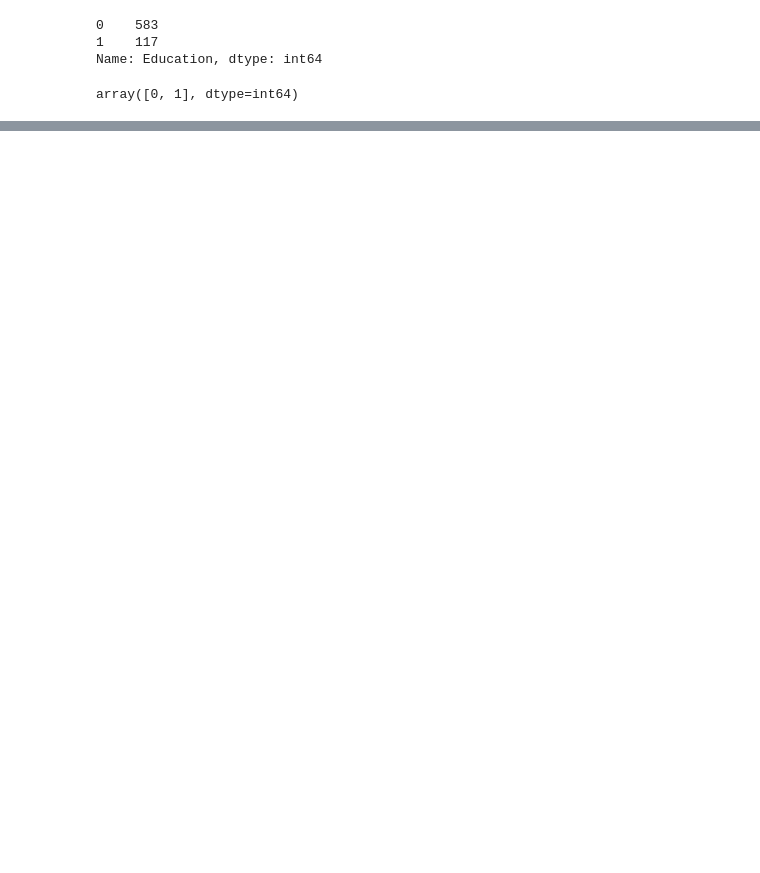
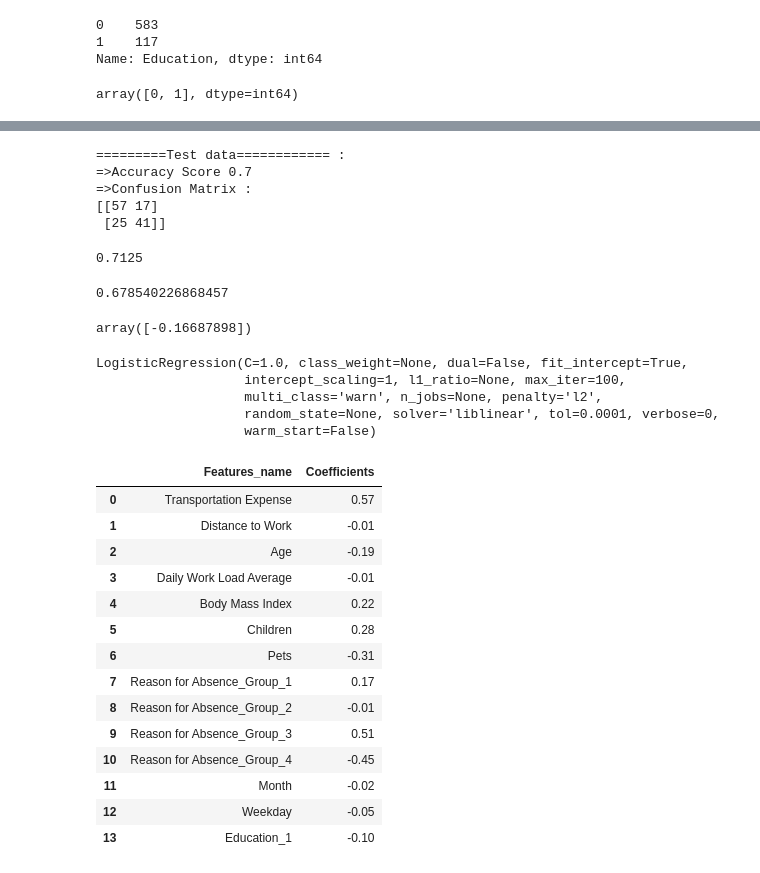
Before and after one commit to fares-ds/Business-Case-Study---Absenteeism, a Jupyter notebook: Case Study - Absenteeism.ipynb, the cells around one changed output, grey strips where cells are left out. Cells and saved outputs as stored; diff of their text form; code cells hidden in the pictures; blank space fills up the shorter version.

```diff
--- a/Case Study - Absenteeism.ipynb
+++ b/Case Study - Absenteeism.ipynb
@@ -272,0 +356,50 @@ Index(['Date', 'Transportation Expense', 'Distance to Work', 'Age',
+# %%
+accuracy_report(y_test, y_test_pred, "Test")
+# %% [output]
+=========Test data============ :
+=>Accuracy Score 0.7
+=>Confusion Matrix :
+[[57 17]
+ [25 41]]
+# %%
+model.score(X_train, y_train)
+# %% [output]
+0.7125
+# %%
+scores = cross_val_score(model, X_std, y, cv=10)
+scores.mean()
+# %% [output]
+0.678540226868457
+# %%
+model.intercept_
+# %% [output]
+array([-0.16687898])
+# %%
+model
+# %% [output]
+LogisticRegression(C=1.0, class_weight=None, dual=False, fit_intercept=True,
+                   intercept_scaling=1, l1_ratio=None, max_iter=100,
+                   multi_class='warn', n_jobs=None, penalty='l2',
+                   random_state=None, solver='liblinear', tol=0.0001, verbose=0,
+                   warm_start=False)
+# %%
+feature_name = X.columns
+summary_table = pd.DataFrame(columns=["Features_name"], data=feature_name)
+summary_table["Coefficients"] = np.transpose(model.coef_)
+summary_table
+# %% [output]
+|  | Features_name | Coefficients |
+| 0 | Transportation Expense | 0.57 |
+| 1 | Distance to Work | -0.01 |
+| 2 | Age | -0.19 |
+| 3 | Daily Work Load Average | -0.01 |
+| 4 | Body Mass Index | 0.22 |
+| 5 | Children | 0.28 |
+| 6 | Pets | -0.31 |
+| 7 | Reason for Absence_Group_1 | 0.17 |
+| 8 | Reason for Absence_Group_2 | -0.01 |
+| 9 | Reason for Absence_Group_3 | 0.51 |
+| 10 | Reason for Absence_Group_4 | -0.45 |
+| 11 | Month | -0.02 |
+| 12 | Weekday | -0.05 |
+| 13 | Education_1 | -0.10 |
```
Also changed, not shown: parts of 25 cells of this notebook.
